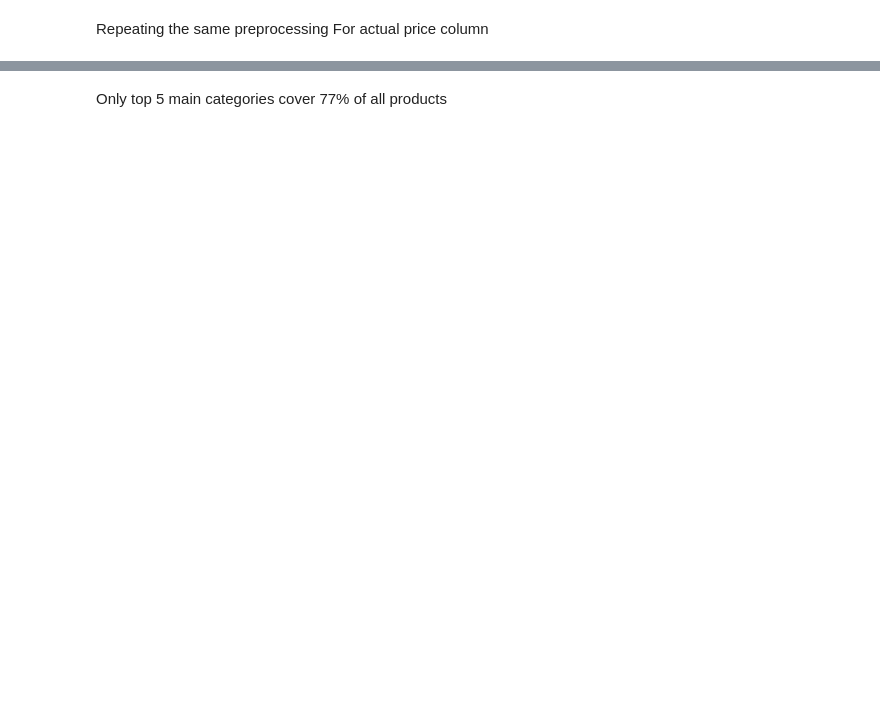
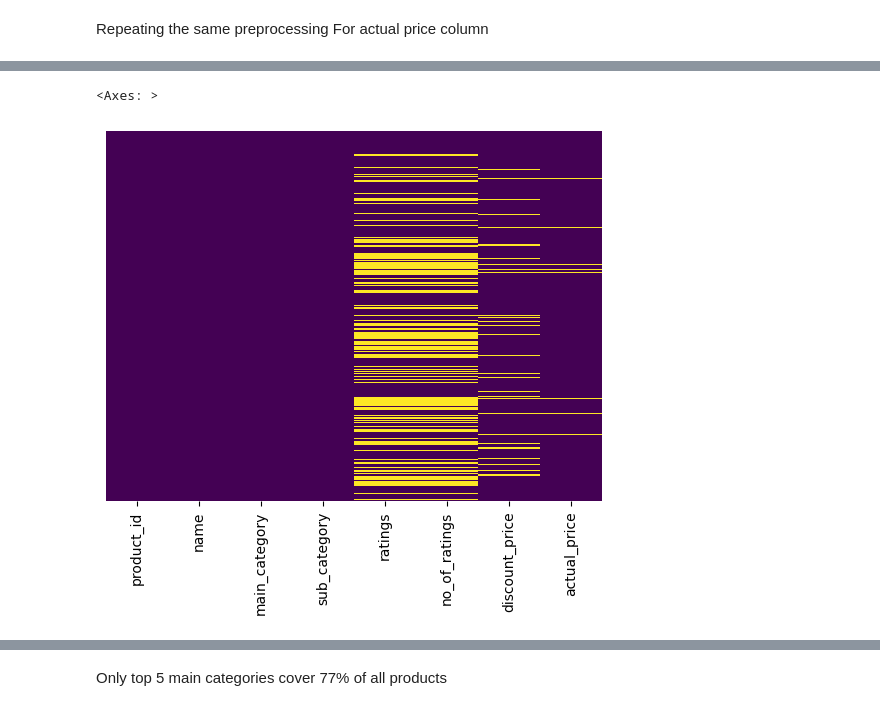
Before and after one commit to mozammilkarim/data-science-jobs-analysis, a Jupyter notebook: Amazon_sales.ipynb, the cells around one changed output, grey strips where cells are left out. Drawn from its saved outputs; the diff is of its cells as text; code cells hidden in the pictures; blank space fills up the shorter version.

```diff
--- a/Amazon_sales.ipynb
+++ b/Amazon_sales.ipynb
@@ -233,0 +328,5 @@ df.describe()
+# %%
+sns.heatmap(df.isnull(),yticklabels=False,cbar=False,cmap="viridis")
+# %% [output]
+<Axes: >
+[figure, added]
```
Also changed, not shown: parts of 61 cells of this notebook.
